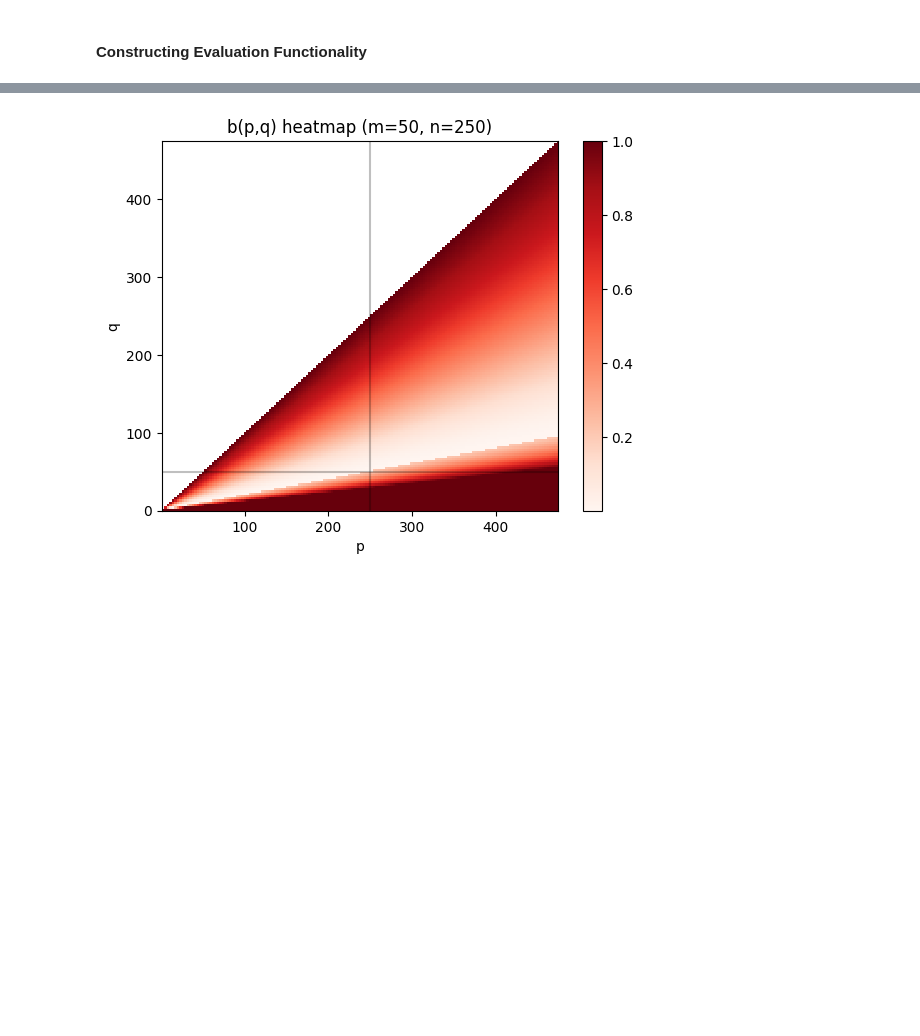
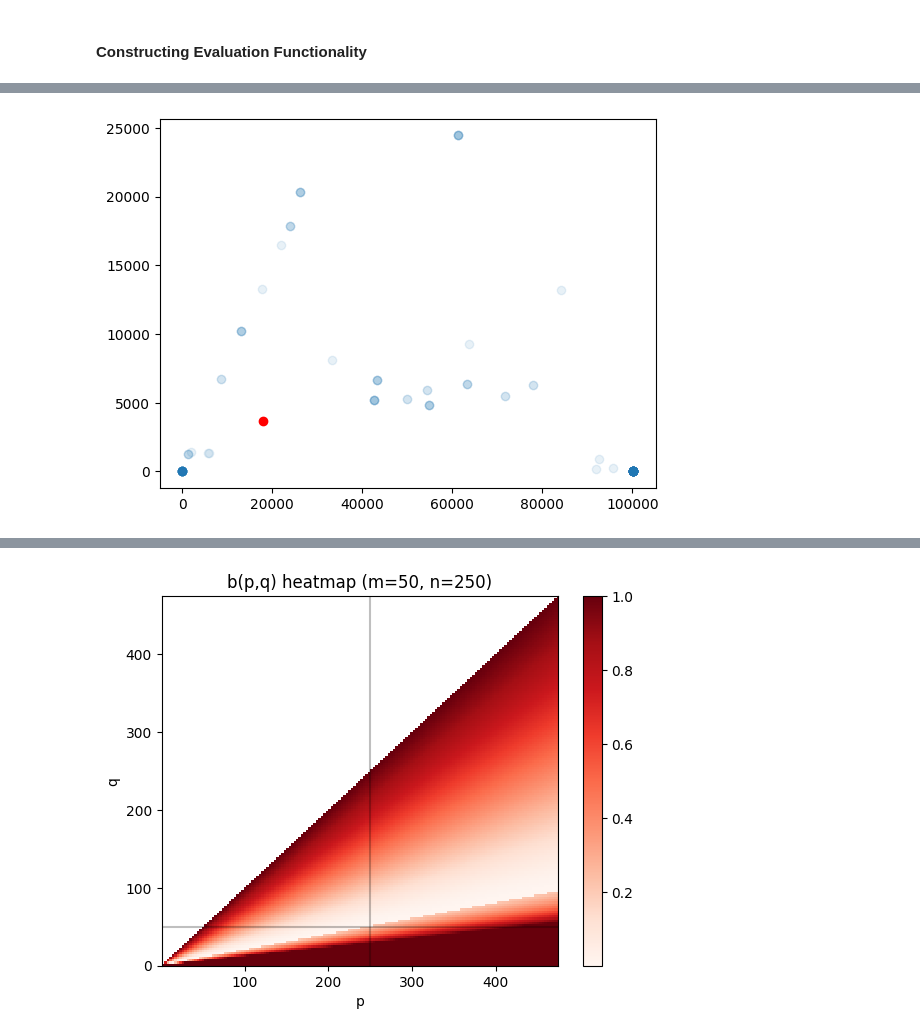
Before and after one commit to Logan-Kelsch/Structural_Regression, a Jupyter notebook: src/dev.ipynb, the cells around one changed output, grey strips where cells are left out. Cells and saved outputs as stored; diff of their text form; code cells hidden in the pictures; blank space fills up the shorter version.

```diff
--- a/src/dev.ipynb
+++ b/src/dev.ipynb
@@ -236,3 +240,11 @@ solver = _E.Solver(X, offset=ff, t_mode='AD', emission = [
     {"ID": 18, "x": "tvec", "delta1": ff*4, "offset": False},
 ], AD_cond=('gt', 2))
 raw_emission, evaluation_mask, anomaly_mask = solver.solve(X)
+# %%
+from importlib import reload
+reload(_E)
+X_p = _E.resolve_population_signs(X)
+m, n = _E.resolve_anomaly_mn(anomaly_mask)
+p, q = _E.resolve_population_pq(X, X_p)
+b, d = _E.evaluate_participation(m, n, p, q)
+R = _E.evaluate_return(X, X_p, raw_emission, evaluation_mask)
@@ -238,0 +304,8 @@ raw_emission, evaluation_mask, anomaly_mask = solver.solve(X)
+# %%
+import matplotlib.pyplot as plt
+
+plt.scatter(eval["p"], eval["q"], alpha=0.1)
+plt.scatter(n, m, c='red')
+plt.show()
+# %% [output]
+[figure, added]
```
Also changed, not shown: parts of 10 cells of this notebook, 3 other files.
